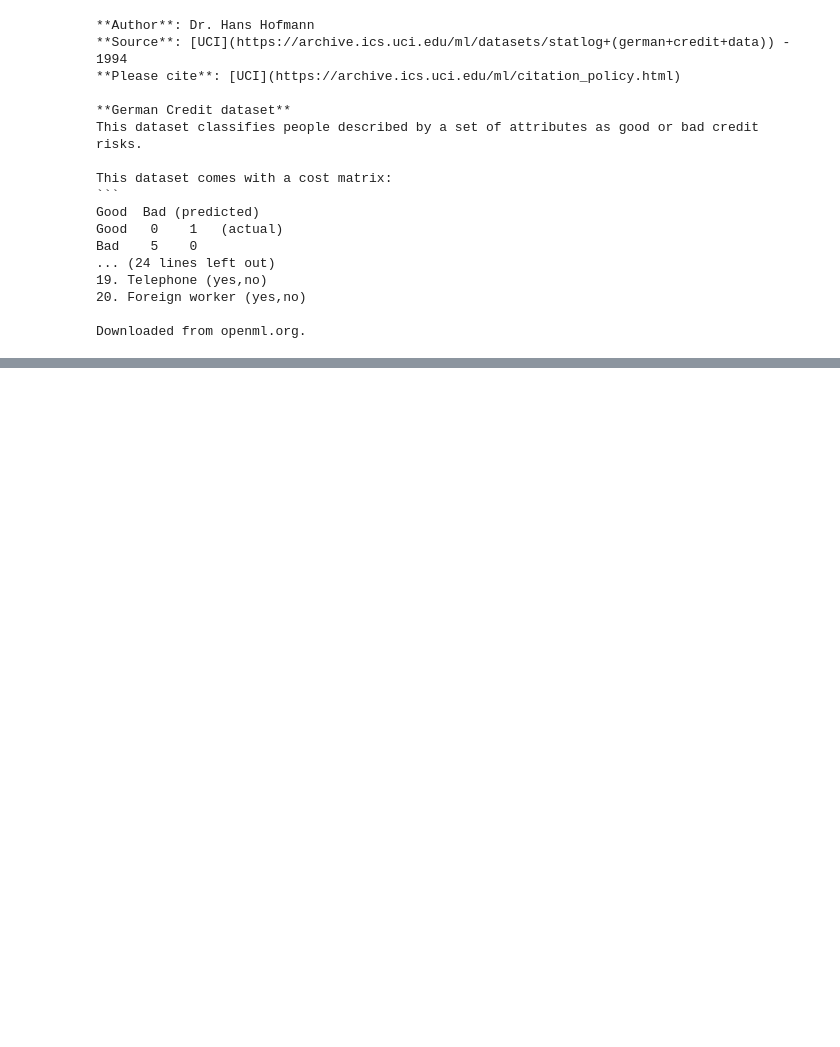
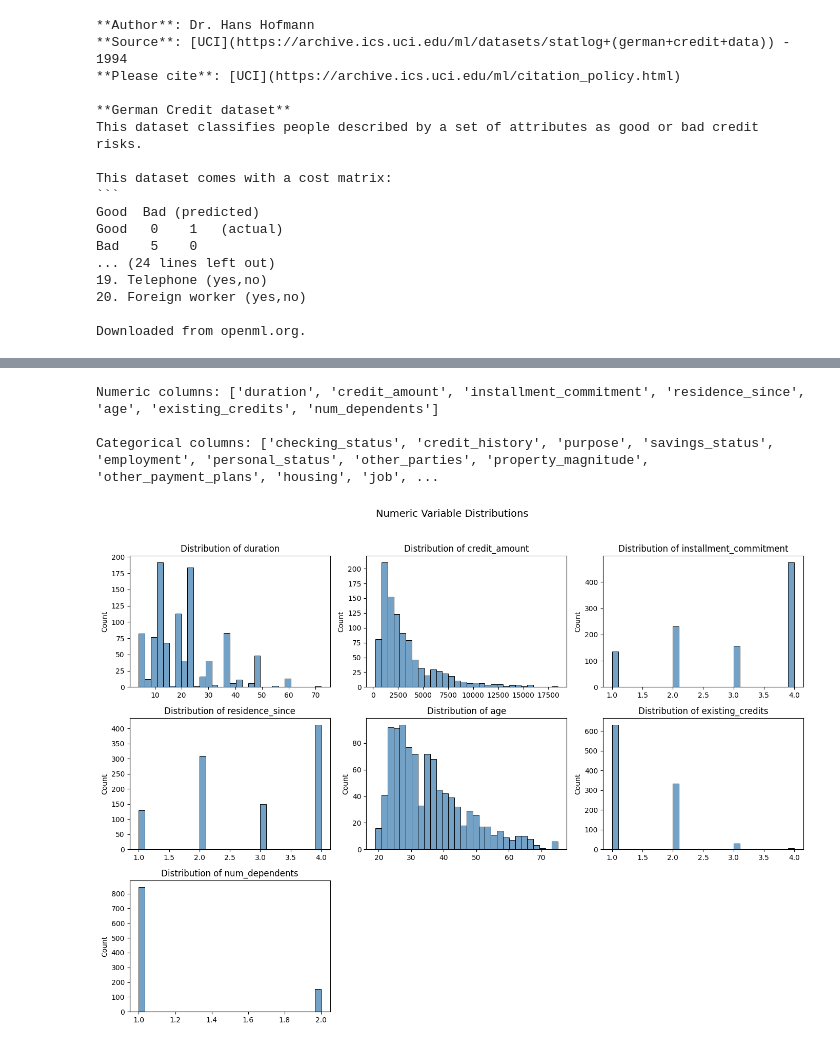
Before and after one commit to joelaanhane/credit-risk-pd, a Jupyter notebook: 01_EDA_and_data_loading.ipynb, the cells around one changed output, grey strips where cells are left out. Saved outputs shown, nothing was run; the diff lists cells and outputs as text; code cells hidden in the pictures; blank space fills up the shorter version.

Commit message:
Completed EDA including bivariate analysis, correlation matrix and EDA summary

```diff
--- a/01_EDA_and_data_loading.ipynb
+++ b/01_EDA_and_data_loading.ipynb
@@ -52,0 +110,30 @@ Downloaded from openml.org.
+# %%
+# Identify numeric and categorical columns
+numeric_cols = df.select_dtypes(include=['number']).columns.tolist()
+categorical_cols = df.select_dtypes(exclude=['number']).columns.tolist()
+
+print("Numeric columns:", numeric_cols)
+print("\nCategorical columns:", categorical_cols)
+# %% [output]
+Numeric columns: ['duration', 'credit_amount', 'installment_commitment', 'residence_since', 'age', 'existing_credits', 'num_dependents']
+
+Categorical columns: ['checking_status', 'credit_history', 'purpose', 'savings_status', 'employment', 'personal_status', 'other_parties', 'property_magnitude', 'other_payment_plans', 'housing', 'job', ...
+# %%
+# Univariate analysis - numeric variables
+fig, axes = plt.subplots(3, 3, figsize=(14, 10))
+axes = axes.flatten()
+
+for i, col in enumerate(numeric_cols):
+    sns.histplot(data=df, x=col, bins=30, ax=axes[i], color='steelblue')
+    axes[i].set_title(f'Distribution of {col}')
+    axes[i].set_xlabel('')
+
+# Hide empty subplots
+for j in range(i+1, len(axes)):
+    axes[j].set_visible(False)
+
+plt.suptitle('Numeric Variable Distributions', fontsize=14, y=1.02)
+plt.tight_layout()
+plt.show()
+# %% [output]
+[figure, added]
```
Also changed, not shown: parts of 8 cells of this notebook.
